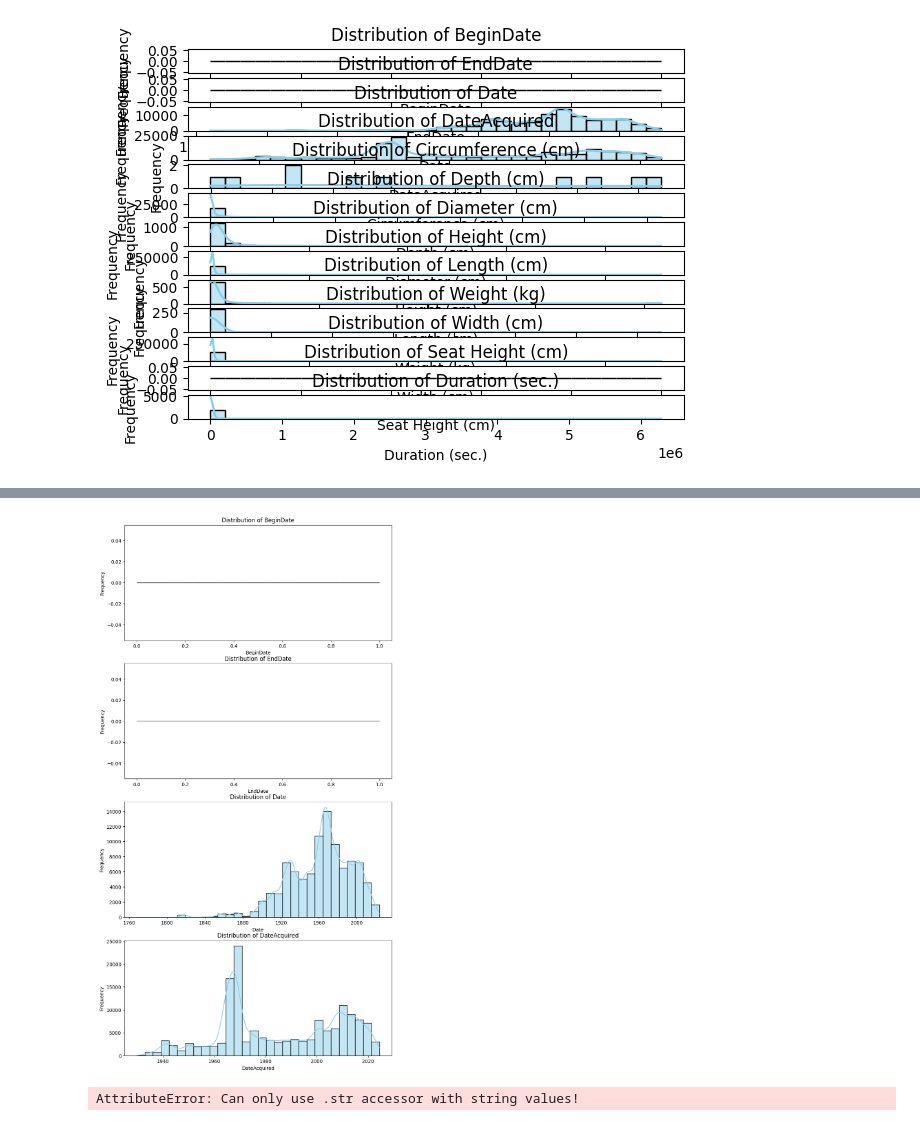
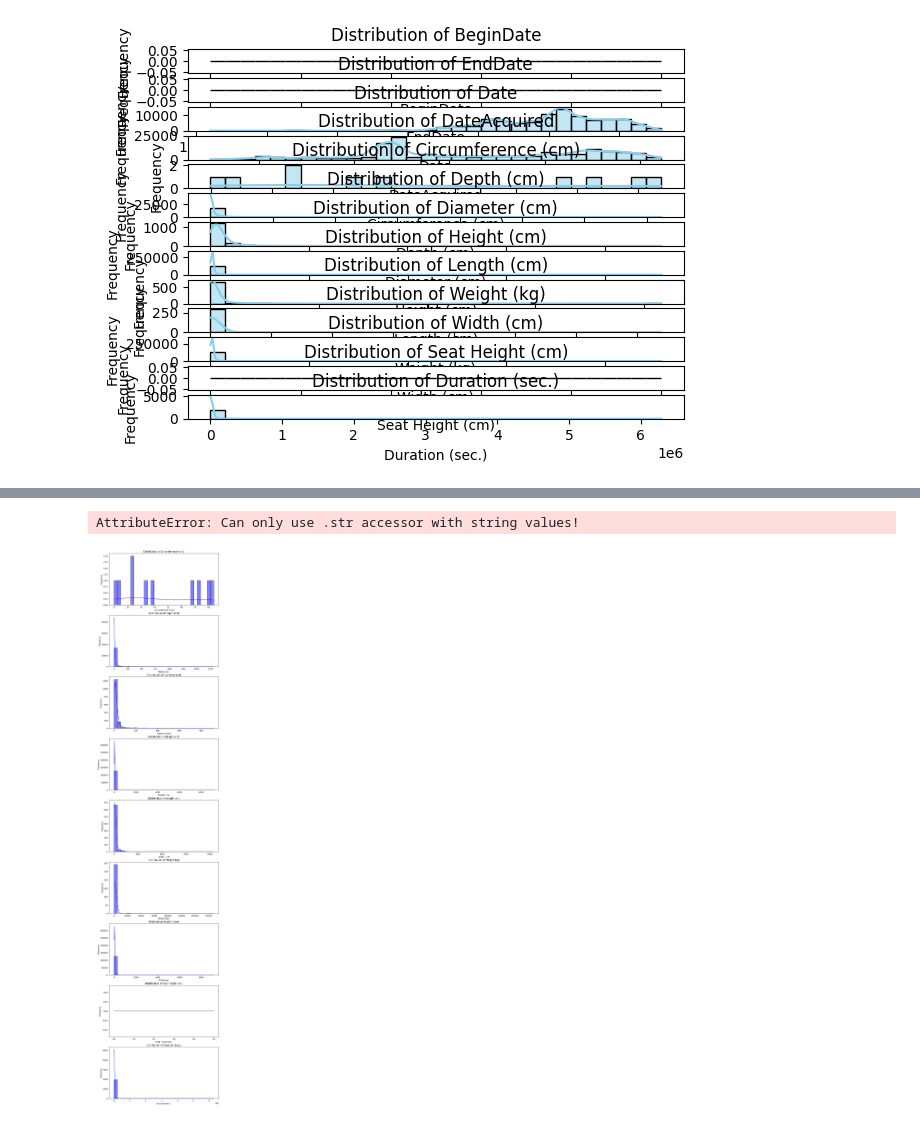
Before and after one commit to jcomita/ML-Assignment-1, a Jupyter notebook: Comita_MOMA_DataVis.ipynb, the cells around one changed output, grey strips where cells are left out. Drawn from its saved outputs; the diff is of its cells as text; code cells hidden in the pictures.

```diff
--- a/Comita_MOMA_DataVis.ipynb
+++ b/Comita_MOMA_DataVis.ipynb
@@ -387,17 +387,3 @@ for i, column in enumerate(numeric_columns, 1):
-# %%
-#Start over, do less data
-#Examine all datetime
-datetime_columns = df_moma_artworks.select_dtypes(include=['datetime64']).columns
-plt.figure(figsize=(10, 20))
-for i, column in enumerate(datetime_columns, 1):
-  plt.subplot(len(datetime_columns), 1, i)
-  sns.histplot(df_moma_artworks[column], kde=True, color='skyblue', bins=30)
-  plt.title(f'Distribution of {column}')
-  plt.xlabel(column)
-  plt.ylabel('Frequency')
-  plt.show
-# %% [output]
-[figure, removed]
 # %%
 df_moma_artworks['BeginDate'] = df_moma_artworks['BeginDate'].str.replace('(', '', regex=False).str.replace(')', '', regex=False)
 # %% [output]
@@ -407,3 +393,16 @@ AttributeError: Can only use .str accessor with string values!
 #plot the begin + end dates, but was unsuccessful. I am assuming the parenthesis
 #is the reason they won't plot the same as the artwork date + the date of
 #acquisition
+# %%
+#Examine all float numbers
+float_columns = df_moma_artworks.select_dtypes(include=['float64']).columns
+plt.figure(figsize=(10, 50))
+for i, column in enumerate(float_columns, 1):
+  plt.subplot(len(float_columns), 1, i)
+  sns.histplot(df_moma_artworks[column], kde=True, color='blue', bins=30)
+  plt.title(f'Distribution of {column}')
+  plt.xlabel(column)
+  plt.ylabel('Frequency')
+  plt.show
+# %% [output]
+[figure, added]
```
Also changed, not shown: parts of 8 cells of this notebook.
